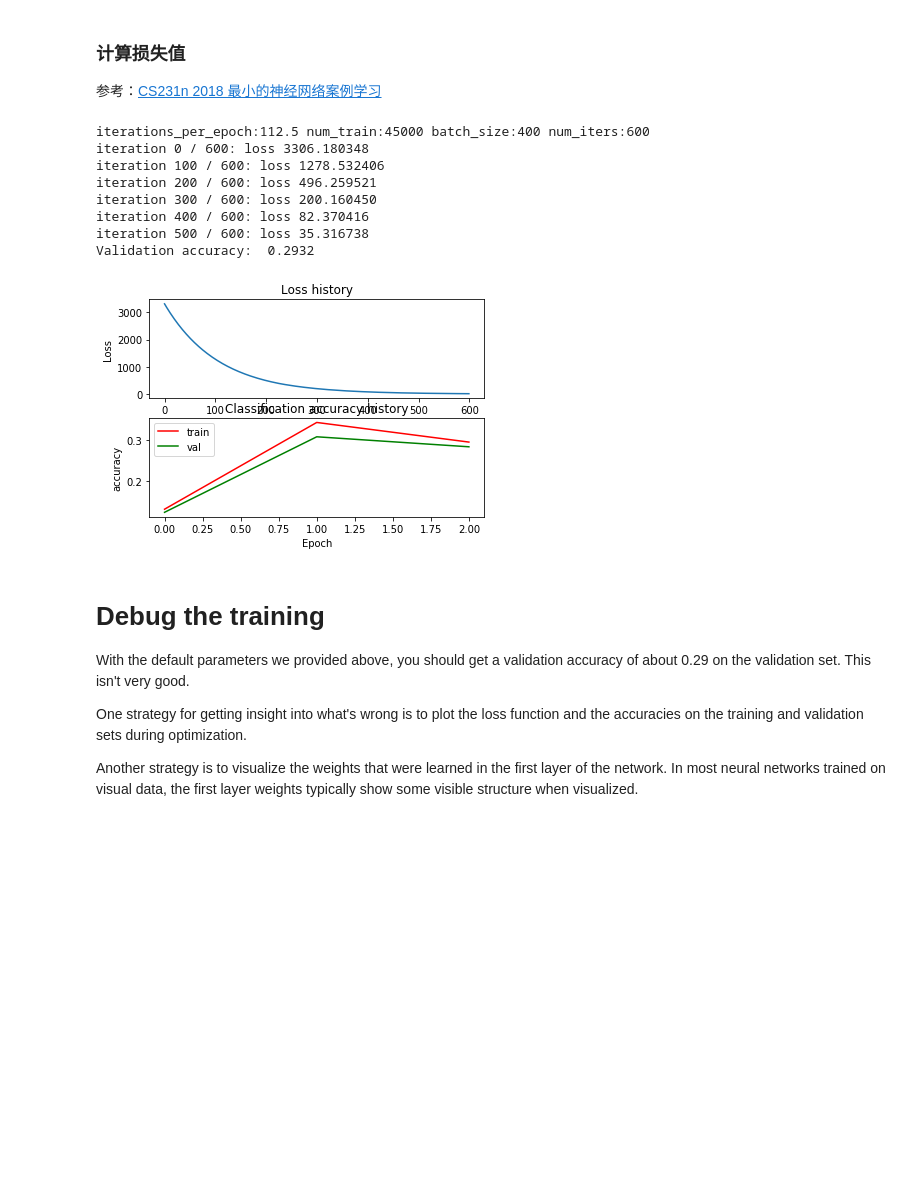
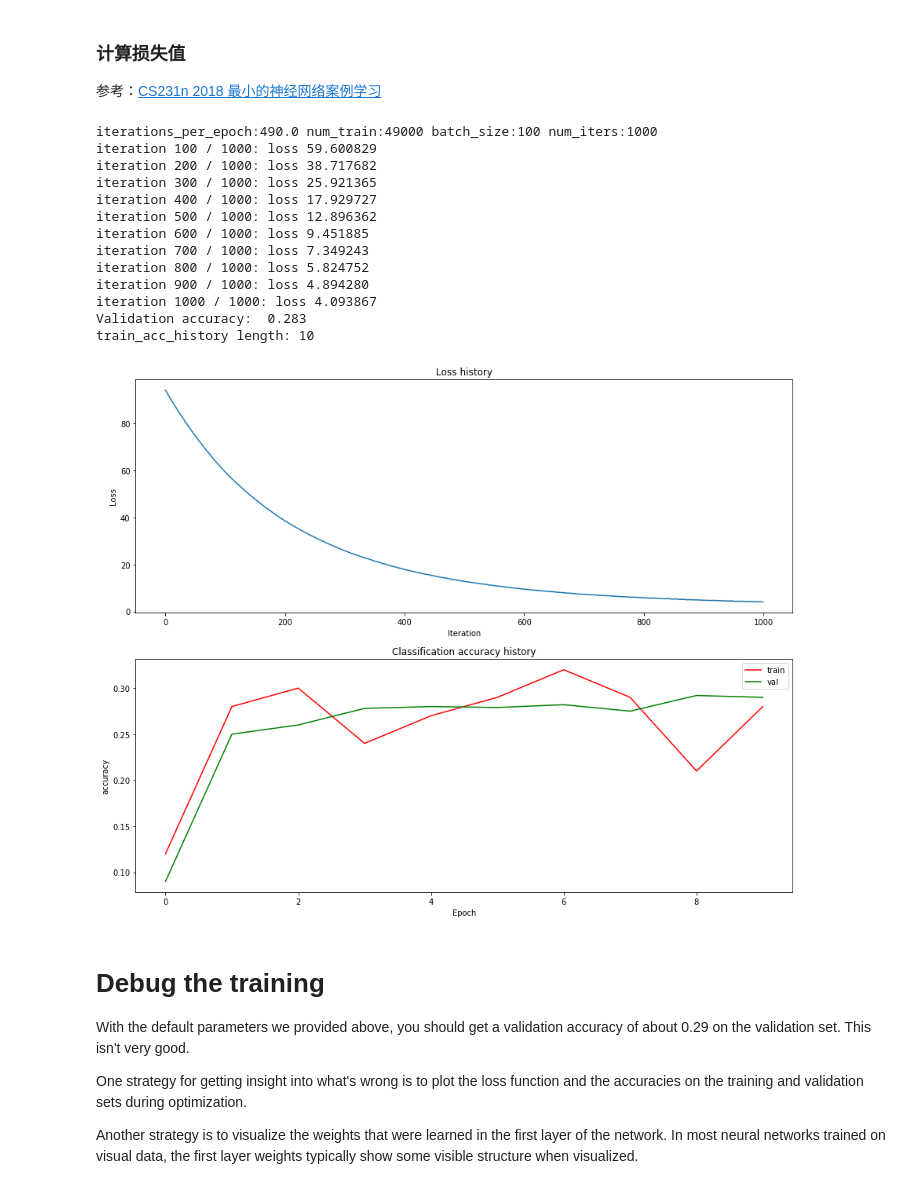
Before and after one commit to le773/cs231n, a Jupyter notebook: assignment1/four_layer_net.ipynb, the cells around one changed output. Saved outputs shown, nothing was run; the diff lists cells and outputs as text; code cells hidden in the pictures; blank space fills up the shorter version.

```diff
--- a/assignment1/four_layer_net.ipynb
+++ b/assignment1/four_layer_net.ipynb
@@ -163,7 +163,7 @@ Now that you have implemented a two-layer network that passes gradient checks an
 # %%
 from cs231n.data_utils import load_CIFAR10
 
-def get_CIFAR10_data(num_training=45000, num_validation=5000, num_test=5000):
+def get_CIFAR10_data(num_training=49000, num_validation=1000, num_test=1000):
     """
     Load the CIFAR-10 dataset from disk and perform preprocessing to prepare
     it for the two-layer neural net classifier. These are the same steps as
@@ -245,38 +246,44 @@ def preTrain(stats):
 # %%
 input_size = 32 * 32 * 3
 hidden_size1 = 1024
 hidden_size2 = 512
-hidden_size3 = 128
+hidden_size3 = 256
 num_classes = 10
 # Train the network
-learning_rates = [2.5e-2]#, 3e-3, 2e-3
-std_devs=[6e-2]#, 5e-3, 5e-2
+learning_rates = [5e-3]#, 3e-3, 2e-3
+std_dev=[1e-2]#, 5e-3, 5e-2
 regularization_strengths = [5e-1]
 learning_rate = 1e-2
-num_iter=600
+num_iter=1000
 
-for std_dev in std_devs:
+for learning_rate in learning_rates:
+# for std_dev in std_devs:
     net = None
     net = FourLayerNet(input_size, hidden_size1, hidden_size2, hidden_size3, num_classes, std=std_dev)
 #     for learning_rate in learning_rates:
     stats = net.train(X_train, y_train, X_val, y_val,
-                num_iters=num_iter, batch_size=400,
+                num_iters=num_iter, batch_size=100,
                 learning_rate=learning_rate, learning_rate_decay=0.95,
                 reg=5e-1, verbose=True)
     # Predict on the validation set
     val_acc = (net.predict(X_val) == y_val).mean()
     print('Validation accuracy: ', val_acc)
     preTrain(stats)
 # %% [output]
-iterations_per_epoch:112.5 num_train:45000 batch_size:400 num_iters:600
-iteration 0 / 600: loss 3306.180348
-iteration 100 / 600: loss 1278.532406
-iteration 200 / 600: loss 496.259521
-iteration 300 / 600: loss 200.160450
-iteration 400 / 600: loss 82.370416
-iteration 500 / 600: loss 35.316738
-Validation accuracy:  0.2932
+iterations_per_epoch:490.0 num_train:49000 batch_size:100 num_iters:1000
+iteration 100 / 1000: loss 59.600829
+iteration 200 / 1000: loss 38.717682
+iteration 300 / 1000: loss 25.921365
+iteration 400 / 1000: loss 17.929727
+iteration 500 / 1000: loss 12.896362
+iteration 600 / 1000: loss 9.451885
+iteration 700 / 1000: loss 7.349243
+iteration 800 / 1000: loss 5.824752
+iteration 900 / 1000: loss 4.894280
+iteration 1000 / 1000: loss 4.093867
+Validation accuracy:  0.283
+train_acc_history length: 10
-[figure, old version]
+[figure, new version]
 # %%
 # test_acc = (net.predict(X_test) == y_test).mean()
 # print('Test accuracy: ', test_acc)
```
Also changed, not shown: parts of 14 cells of this notebook, 7 other files.
